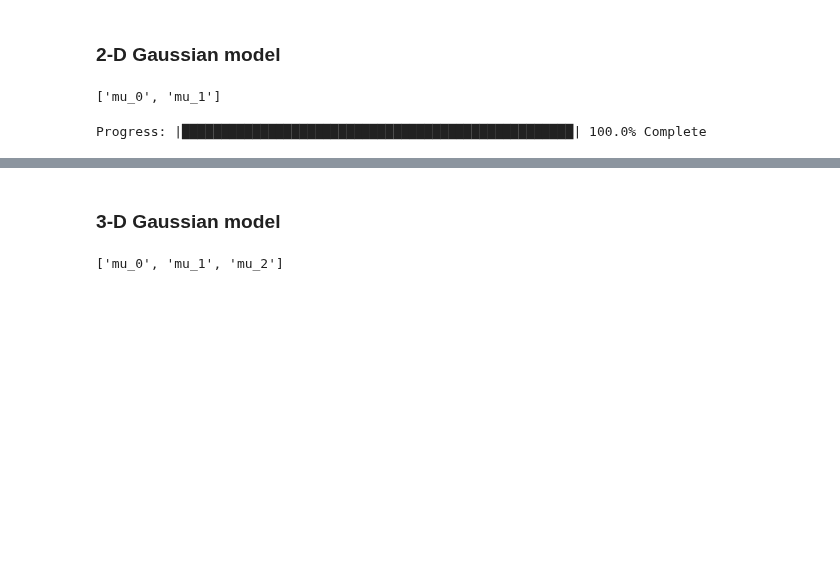
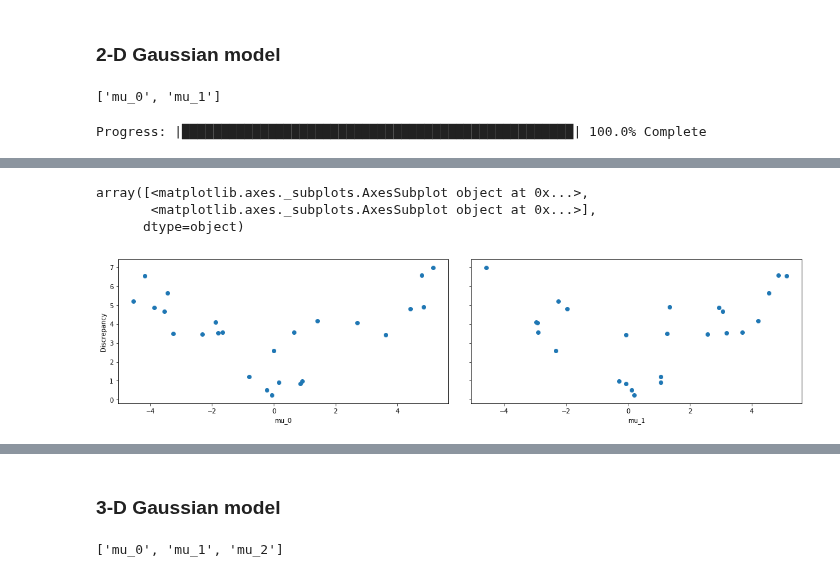
Before and after one commit to elfi-dev/zoo, a Jupyter notebook: vis/bolfi_gpy.ipynb, the cells around one changed output, grey strips where cells are left out. Saved outputs shown, nothing was run; the diff lists cells and outputs as text; code cells hidden in the pictures; blank space fills up the shorter version.

```diff
--- a/vis/bolfi_gpy.ipynb
+++ b/vis/bolfi_gpy.ipynb
@@ -91,7 +117,7 @@ m_2d.parameter_names
 # %% [output]
 ['mu_0', 'mu_1']
 # %%
-bounds_2d = {'mu_0': (-.25, .25), 'mu_1': (-.5, 5)}
+bounds_2d = {'mu_0': (-.25, .25), 'mu_1': (-.5, .5)}
 # %%
 gp_2d = elfi.GPyRegression(m_2d.parameter_names, bounds_2d)
 # %%
@@ -138 +165,8 @@ INFO:elfi.methods.posteriors:Using optimized minimum value (0.5896) of the GP di
 <elfi.methods.posteriors.BolfiPosterior at 0x...>
+# %%
+bolfi_2d.plot_discrepancy()
+# %% [output]
+array([<matplotlib.axes._subplots.AxesSubplot object at 0x...>,
+       <matplotlib.axes._subplots.AxesSubplot object at 0x...>],
+      dtype=object)
+[figure, added]
```
Also changed, not shown: parts of 11 cells of this notebook.
